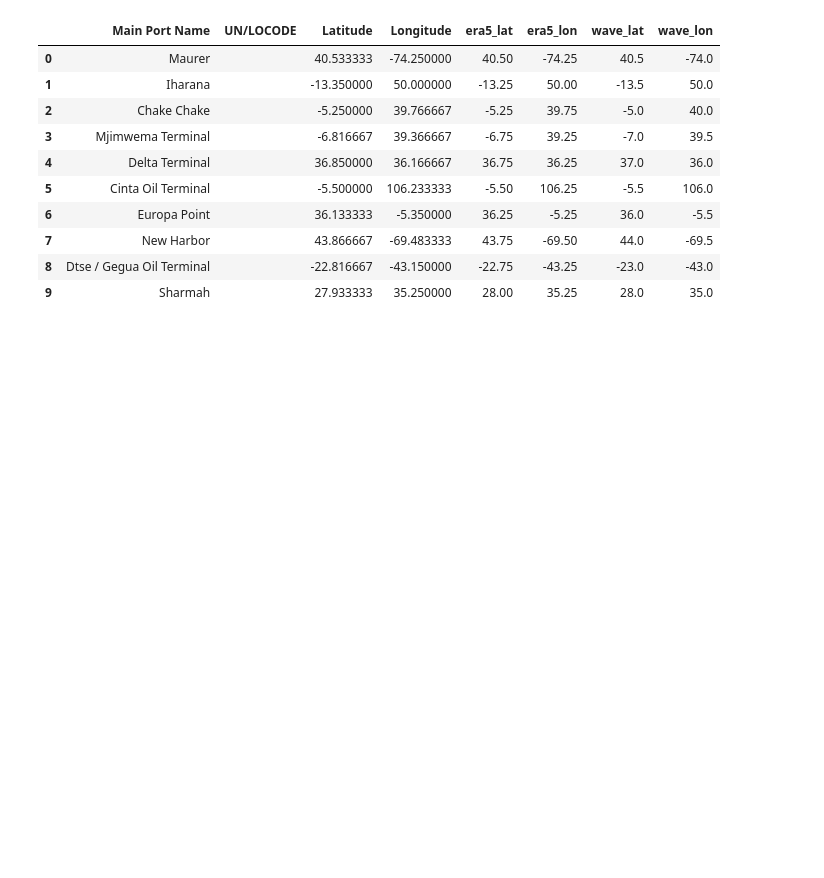
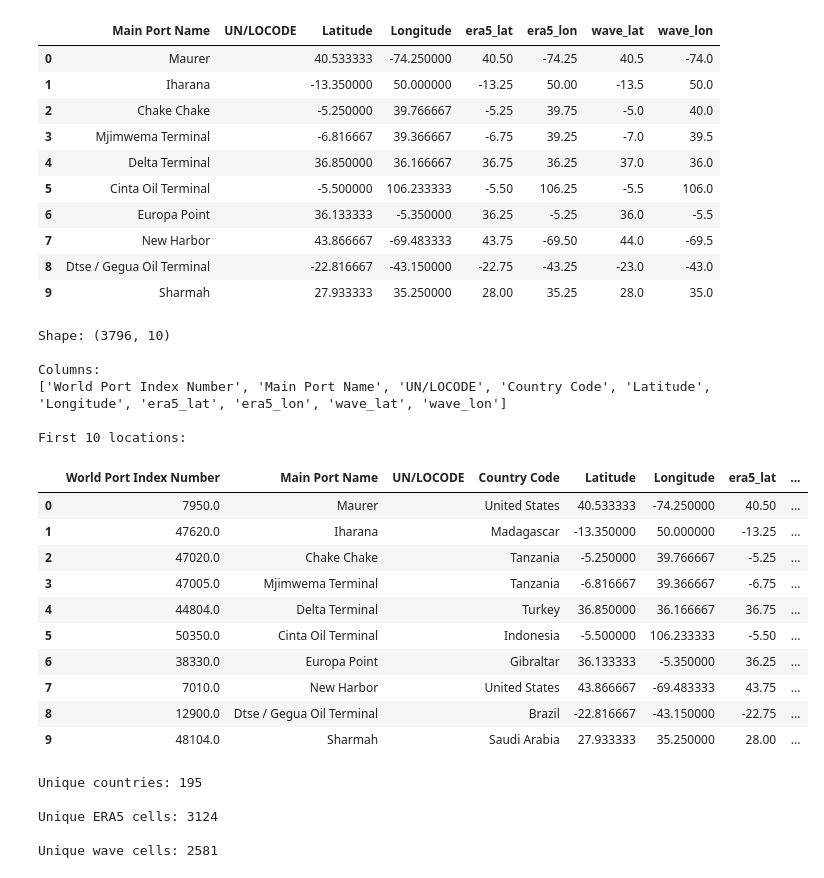
Before and after one commit to Suprabhat4970/MarineGuard-AI, a Jupyter notebook: ml/Weather_Forecasting_Model.ipynb, the cells around one changed output. Saved outputs shown, nothing was run; the diff lists cells and outputs as text; code cells hidden in the pictures; blank space fills up the shorter version.

Commit message:
Continue Model 2 weather data pipeline

```diff
--- a/ml/Weather_Forecasting_Model.ipynb
+++ b/ml/Weather_Forecasting_Model.ipynb
@@ -342,3 +342,42 @@ Unique ERA5 wave cells: 2581
 | 7 | New Harbor |  | 43.866667 | -69.483333 | 43.75 | -69.50 | 44.0 | -69.5 |
 | 8 | Dtse / Gegua Oil Terminal |  | -22.816667 | -43.150000 | -22.75 | -43.25 | -23.0 | -43.0 |
 | 9 | Sharmah |  | 27.933333 | 35.250000 | 28.00 | 35.25 | 28.0 | 35.0 |
+# %%
+print("Shape:", weather_locations.shape)
+
+print("\nColumns:")
+print(weather_locations.columns.tolist())
+
+print("\nFirst 10 locations:")
+display(weather_locations.head(10))
+
+print("\nUnique countries:", weather_locations["Country Code"].nunique())
+
+print("\nUnique ERA5 cells:",
+      weather_locations[["era5_lat", "era5_lon"]].drop_duplicates().shape[0])
+
+print("\nUnique wave cells:",
+      weather_locations[["wave_lat", "wave_lon"]].drop_duplicates().shape[0])
+# %% [output]
+Shape: (3796, 10)
+
+Columns:
+['World Port Index Number', 'Main Port Name', 'UN/LOCODE', 'Country Code', 'Latitude', 'Longitude', 'era5_lat', 'era5_lon', 'wave_lat', 'wave_lon']
+
+First 10 locations:
+|  | World Port Index Number | Main Port Name | UN/LOCODE | Country Code | Latitude | Longitude | era5_lat | ... |
+| 0 | 7950.0 | Maurer |  | United States | 40.533333 | -74.250000 | 40.50 | ... |
+| 1 | 47620.0 | Iharana |  | Madagascar | -13.350000 | 50.000000 | -13.25 | ... |
+| 2 | 47020.0 | Chake Chake |  | Tanzania | -5.250000 | 39.766667 | -5.25 | ... |
+| 3 | 47005.0 | Mjimwema Terminal |  | Tanzania | -6.816667 | 39.366667 | -6.75 | ... |
+| 4 | 44804.0 | Delta Terminal |  | Turkey | 36.850000 | 36.166667 | 36.75 | ... |
+| 5 | 50350.0 | Cinta Oil Terminal |  | Indonesia | -5.500000 | 106.233333 | -5.50 | ... |
+| 6 | 38330.0 | Europa Point |  | Gibraltar | 36.133333 | -5.350000 | 36.25 | ... |
+| 7 | 7010.0 | New Harbor |  | United States | 43.866667 | -69.483333 | 43.75 | ... |
+| 8 | 12900.0 | Dtse / Gegua Oil Terminal |  | Brazil | -22.816667 | -43.150000 | -22.75 | ... |
+| 9 | 48104.0 | Sharmah |  | Saudi Arabia | 27.933333 | 35.250000 | 28.00 | ... |
+Unique countries: 195
+
+Unique ERA5 cells: 3124
+
+Unique wave cells: 2581
```
Also changed, not shown: parts of 15 cells of this notebook, 1 other file.
